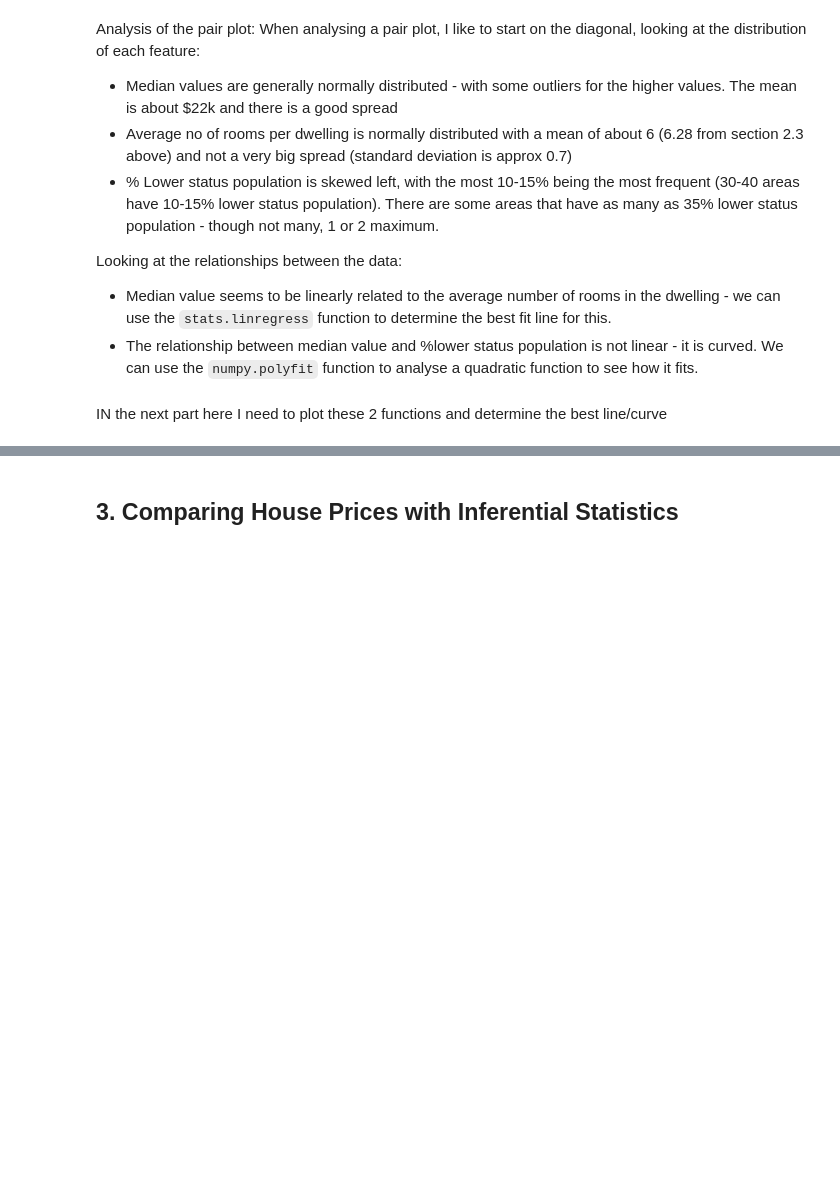
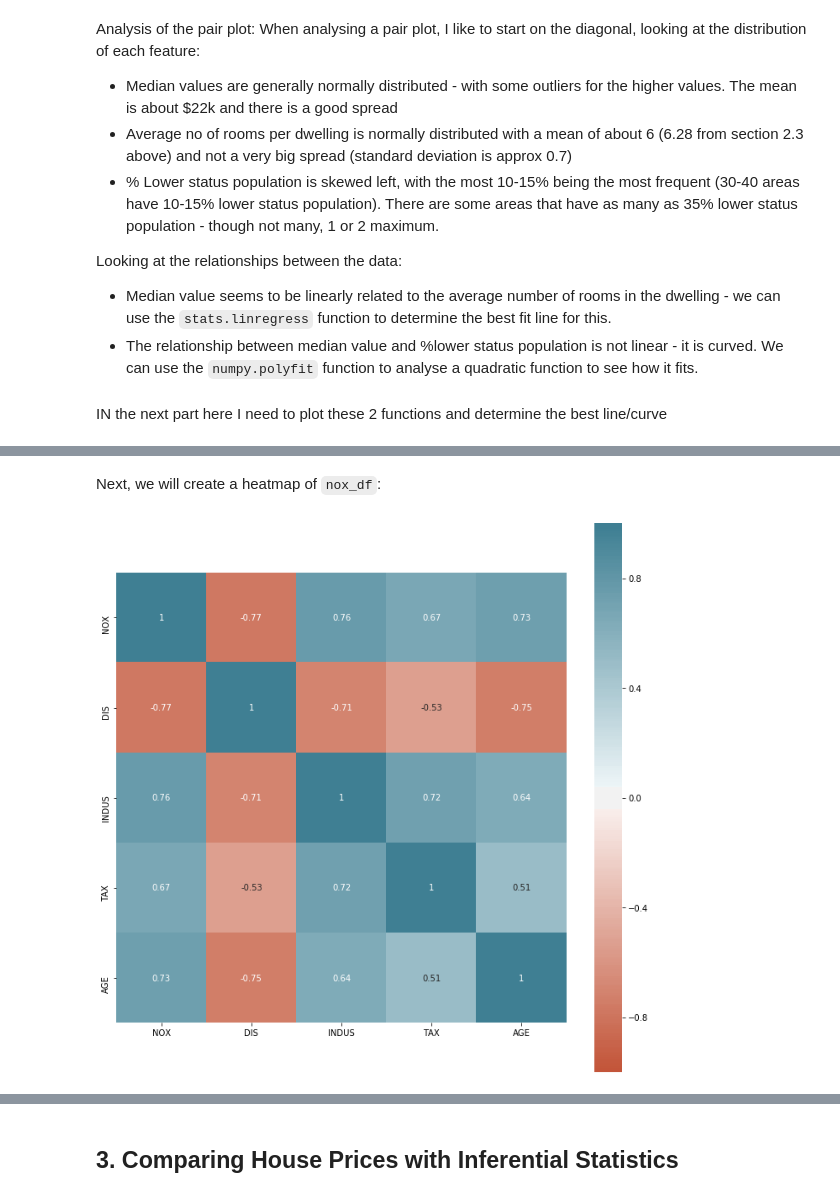
Before and after one commit to shkyler/gmit-mls-project, a Jupyter notebook: boston-housing.ipynb, the cells around one changed output, grey strips where cells are left out. Drawn from its saved outputs; the diff is of its cells as text; code cells hidden in the pictures; blank space fills up the shorter version.

Commit message:
added some plots to 2.3.4

```diff
--- a/boston-housing.ipynb
+++ b/boston-housing.ipynb
@@ -271,0 +274,5 @@ IN the next part here I need to plot these 2 functions and determine the best li
+# %%
+# Create a new dataframe
+nox_df = df[["NOX", "DIS", "INDUS", "TAX", "AGE"]]
+# Check the dataframe to ensure it looks right
+nox_df.head()
@@ -271,0 +286,11 @@ IN the next part here I need to plot these 2 functions and determine the best li
+# %% [markdown]
+Next, we will create a heatmap of `nox_df`:
+# %%
+# define the correlation matrix between the data columns in the set
+nox_corr = nox_df.corr()
+
+# heatmap - https://seaborn.pydata.org/generated/seaborn.heatmap.html
+sns.heatmap(nox_corr, vmin=-1, vmax=1, center=0,cmap=sns.diverging_palette(20, 220, n=200), square=True, annot=True)
+plt.show()
+# %% [output]
+[figure, added]
```
Also changed, not shown: parts of 7 cells of this notebook.
